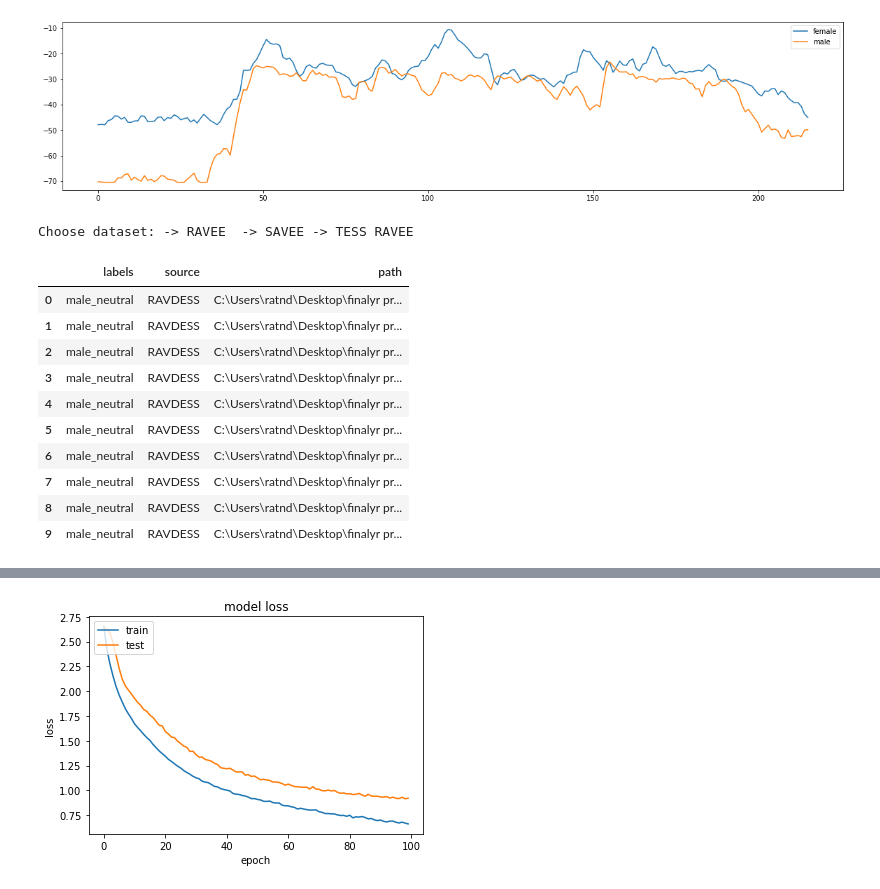
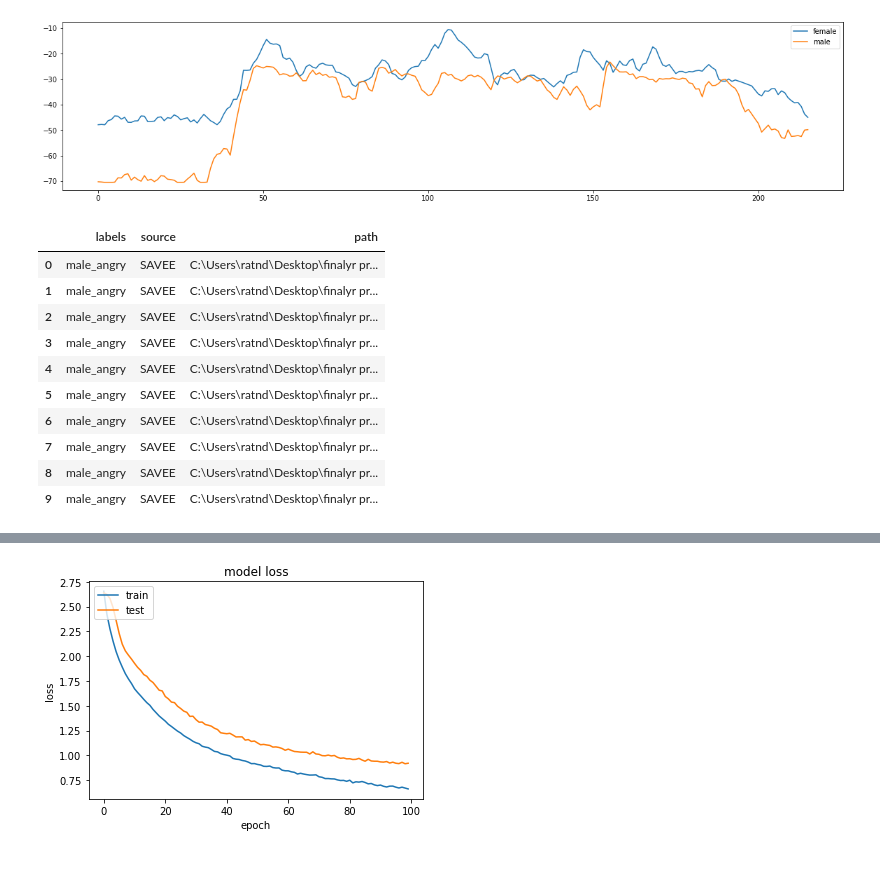
Before and after one commit to Ratndeepk/emotion_detection_in_audio, a Jupyter notebook: Final year Project.ipynb, the cells around one changed output, grey strips where cells are left out. Cells and saved outputs as stored; diff of their text form; code cells hidden in the pictures.

```diff
--- a/Final year Project.ipynb
+++ b/Final year Project.ipynb
@@ -333,28 +355,21 @@ from matplotlib.pyplot import specgram
 import glob
 import os
 import pickle
-# %%
-dataset = input("Choose dataset: -> RAVEE  -> SAVEE -> TESS ")
-if dataset=="RAVEE":
-    full_path = pd.read_csv(r"C:\Users\ratnd\Desktop\finalyr project\Rav_path.csv")
-elif dataset=="SAVEE":
-    full_path = pd.read_csv(r"C:\Users\ratnd\Desktop\finalyr project\Savee_path.csv")
-else:
-    full_path = pd.read_csv(r"C:\Users\ratnd\Desktop\finalyr project\TESS_path.csv")
-full_path.head(10)
-# %% [output]
-Choose dataset: -> RAVEE  -> SAVEE -> TESS RAVEE
-|  | labels | source | path |
-| 0 | male_neutral | RAVDESS | C:\Users\ratnd\Desktop\finalyr pr... |
-| 1 | male_neutral | RAVDESS | C:\Users\ratnd\Desktop\finalyr pr... |
-| 2 | male_neutral | RAVDESS | C:\Users\ratnd\Desktop\finalyr pr... |
-| 3 | male_neutral | RAVDESS | C:\Users\ratnd\Desktop\finalyr pr... |
-| 4 | male_neutral | RAVDESS | C:\Users\ratnd\Desktop\finalyr pr... |
-| 5 | male_neutral | RAVDESS | C:\Users\ratnd\Desktop\finalyr pr... |
-| 6 | male_neutral | RAVDESS | C:\Users\ratnd\Desktop\finalyr pr... |
-| 7 | male_neutral | RAVDESS | C:\Users\ratnd\Desktop\finalyr pr... |
-| 8 | male_neutral | RAVDESS | C:\Users\ratnd\Desktop\finalyr pr... |
-| 9 | male_neutral | RAVDESS | C:\Users\ratnd\Desktop\finalyr pr... |
+# %%
+full_path = pd.read_csv(r"C:\Users\ratnd\Desktop\finalyr project\Data_path.csv")
+full_path.head(10)
+# %% [output]
+|  | labels | source | path |
+| 0 | male_angry | SAVEE | C:\Users\ratnd\Desktop\finalyr pr... |
+| 1 | male_angry | SAVEE | C:\Users\ratnd\Desktop\finalyr pr... |
+| 2 | male_angry | SAVEE | C:\Users\ratnd\Desktop\finalyr pr... |
+| 3 | male_angry | SAVEE | C:\Users\ratnd\Desktop\finalyr pr... |
+| 4 | male_angry | SAVEE | C:\Users\ratnd\Desktop\finalyr pr... |
+| 5 | male_angry | SAVEE | C:\Users\ratnd\Desktop\finalyr pr... |
+| 6 | male_angry | SAVEE | C:\Users\ratnd\Desktop\finalyr pr... |
+| 7 | male_angry | SAVEE | C:\Users\ratnd\Desktop\finalyr pr... |
+| 8 | male_angry | SAVEE | C:\Users\ratnd\Desktop\finalyr pr... |
+| 9 | male_angry | SAVEE | C:\Users\ratnd\Desktop\finalyr pr... |
 # %%
 def choosen_feature_extractor(fe):
     df = pd.DataFrame(columns=['feature'])
```
Also changed, not shown: parts of 17 cells of this notebook, 3 other files.
